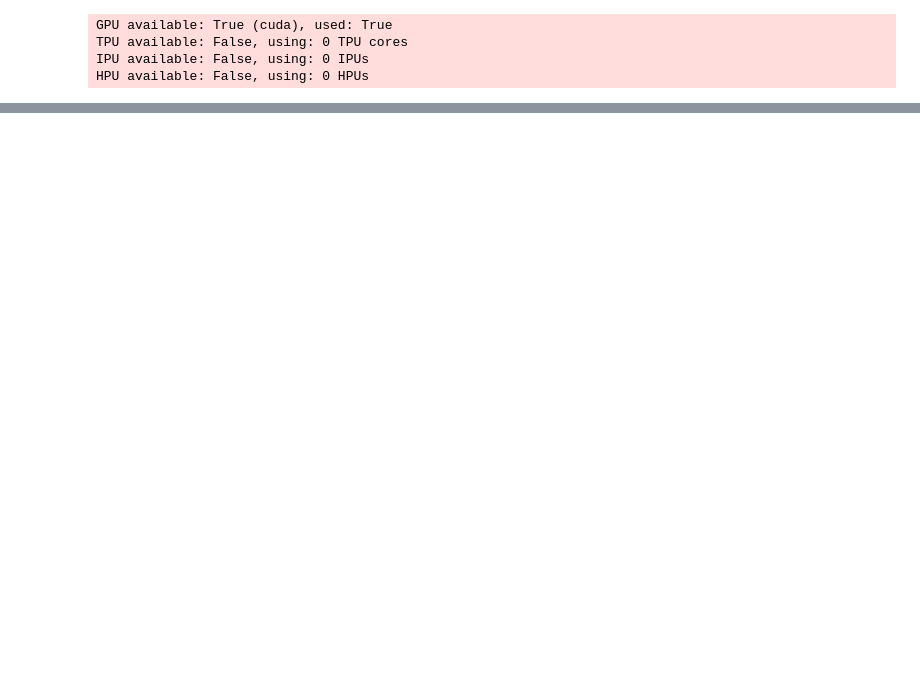
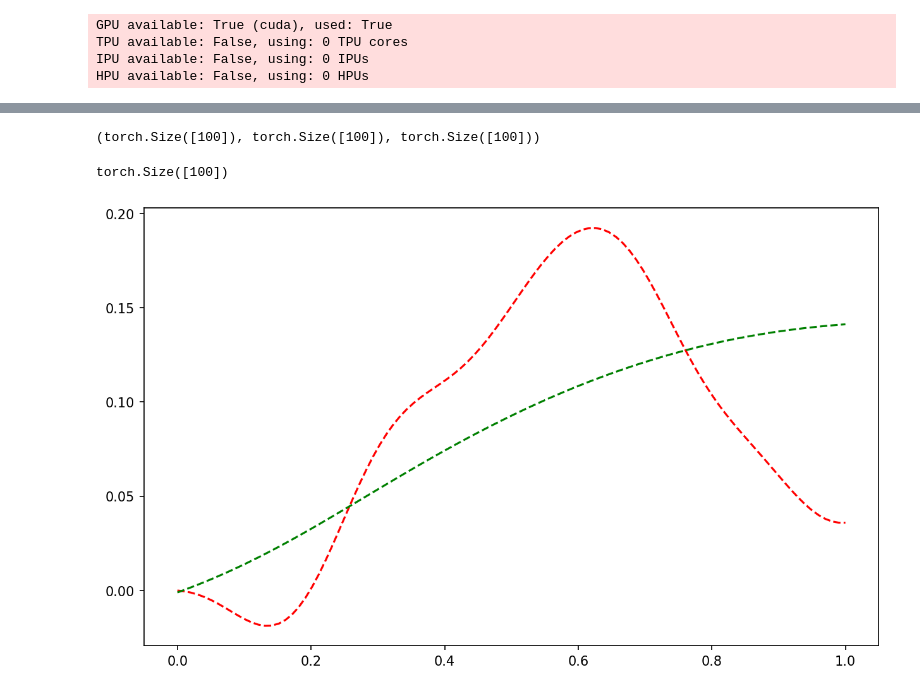
Before and after one commit to Axect/DeepONet_from_scratch, a Jupyter notebook: notes/integral.ipynb, the cells around one changed output, grey strips where cells are left out. Cells and saved outputs as stored; diff of their text form; code cells hidden in the pictures; blank space fills up the shorter version.

```diff
--- a/notes/integral.ipynb
+++ b/notes/integral.ipynb
@@ -293,0 +363,38 @@ RuntimeError: Expected a 'cuda' device type for generator but found 'cpu'
+# %%
+def predict(model, u, y):
+    with torch.no_grad():
+        u = u.view(1, -1)
+        y = y.view(1, -1)
+        branch_out = model.branch_net(u).reshape(-1)
+        trunk_out = torch.column_stack([model.trunk_net(y[:, i:i+1]) for i in range(y.shape[1])])
+        pred = torch.einsum("b,bl->bl", branch_out, trunk_out)
+        return pred
+# %%
+(u, y, Guy) = ds_test[1]
+# %%
+(u.shape, y.shape, Guy.shape)
+# %% [output]
+(torch.Size([100]), torch.Size([100]), torch.Size([100]))
+# %%
+model = model.to("cuda:0")
+u = u.to("cuda:0")
+y = y.to("cuda:0")
+
+Guy_pred = predict(model, u, y).squeeze(0)
+# %%
+Guy_pred.shape
+# %% [output]
+torch.Size([100])
+# %%
+u = u.detach().cpu().numpy()
+y = y.detach().cpu().numpy()
+Guy = Guy.detach().cpu().numpy()
+Guy_pred = Guy_pred.detach().cpu().numpy()
+# %%
+plt.figure(figsize=(10, 6), dpi=150)
+# plt.plot(x, u, '-', color='darkblue', label="GRF")
+plt.plot(y, Guy, 'r--', label="Integral")
+plt.plot(y, Guy_pred, 'g--', label="Predicted Integral")
+plt.show()
+# %% [output]
+[figure, added]
```
Also changed, not shown: parts of 13 cells of this notebook, 1 other file.
